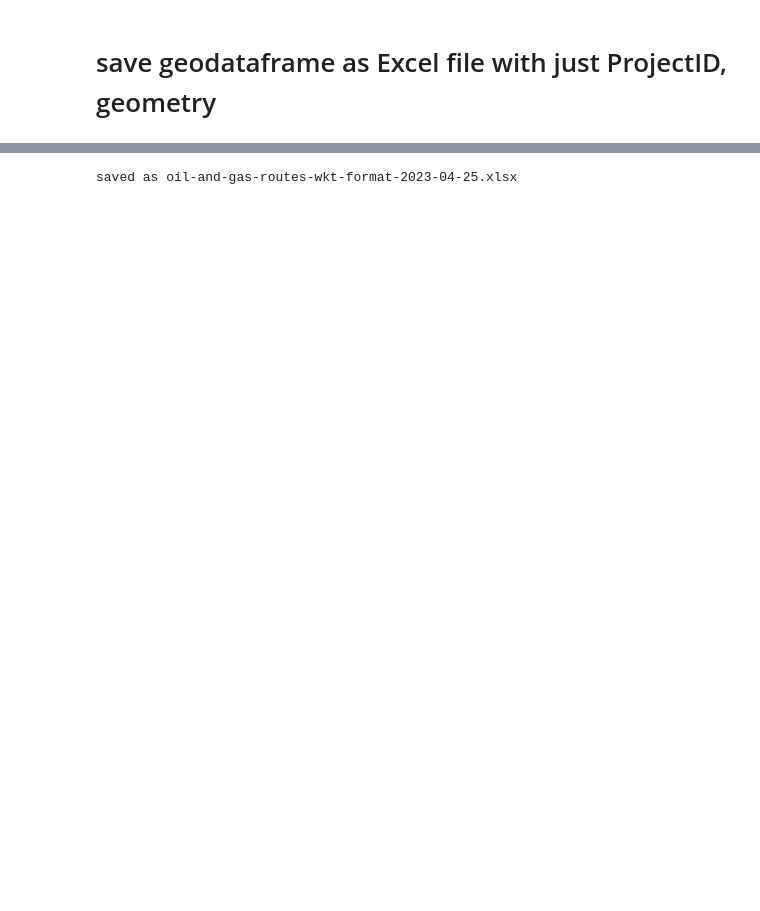
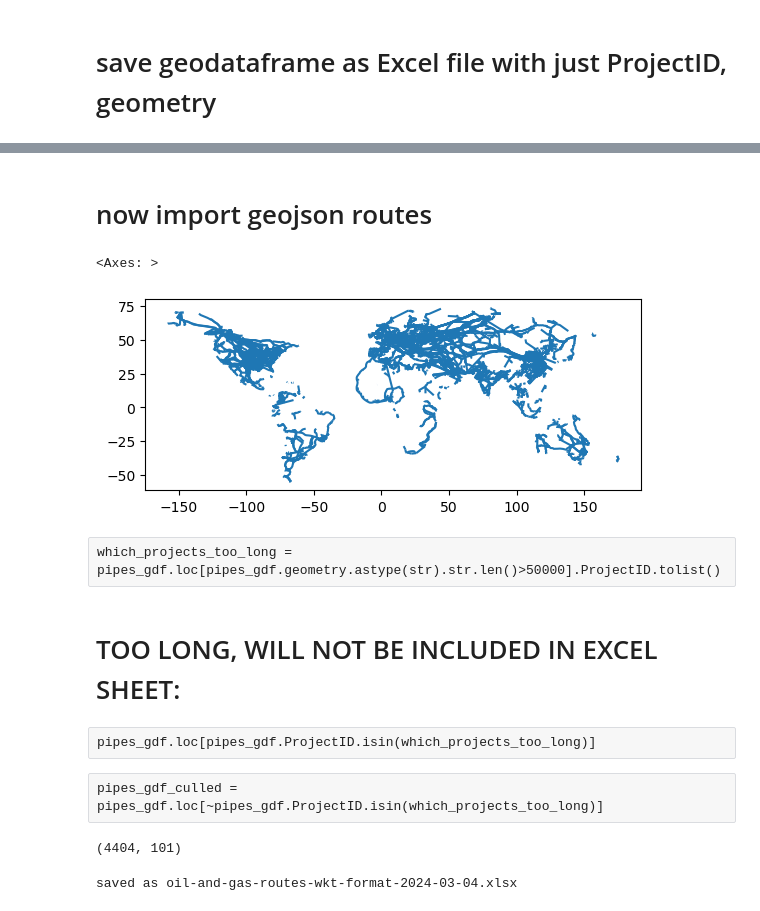
Before and after one commit to GlobalEnergyMonitor/GOIT-GGIT-qc, a Jupyter notebook: notebooks/create-wkt-routes-Excel-file-INTERNAL.ipynb, the cells around one changed output, grey strips where cells are left out. Cells and saved outputs as stored; diff of their text form; code cells hidden in the pictures; blank space fills up the shorter version.

```diff
--- a/notebooks/create-wkt-routes-Excel-file-INTERNAL.ipynb
+++ b/notebooks/create-wkt-routes-Excel-file-INTERNAL.ipynb
@@ -168,0 +167,45 @@ pipes_wkt_gdf[['ProjectID','geometry']]
+# %% [markdown]
+# now import geojson routes
+# %%
+geojson_route_files = list(
+    pathlib.Path(
+        '/Users/baird/Google Drive/Shared drives/GEM Shared Drive/Programs/Oil & Gas Program/Global Oil and Gas Infrastructure Trackers (GOIT, GGIT)/Data - geojson files/'
+    ).rglob('*.geojson')
+)
+# %%
+# note as of Feb 2024 geopandas doesn't allow you to read in point values,
+# every geometry type must be linestring or multilinestring. Some of the routes Clay is
+# making have valves in the pipelines on OSM, which are points, so there needs to be a
+# workaround that lets geopandas open the files and read them properly
+# https://github.com/geopandas/geopandas/issues/2962
+for file in geojson_route_files:
+    project_id = str(file).split('/')[-1][:-8]
+    #print(project_id)
+    if project_id in ['P0024','P0057']:
+        continue
+        #file_df = geopandas.read_file(file, ignore_geometry=True)
+        #pipeline_location = file_df.loc[file_df.man_made=='pipeline'].index[0]
+        #file_gdf = geopandas.read_file(file, rows=slice(pipeline_location,pipeline_location+1))
+    else:
+        file_gdf = geopandas.read_file(file)
+    file_geometry_dissolved = file_gdf.dissolve().geometry
+
+    pipes_gdf.loc[pipes_gdf.ProjectID==project_id,'geometry'] = file_geometry_dissolved[0]
+
+    #print(file_geometry_dissolved)
+    #print(project_id)
+    #print()
+#geopandas.read_file(geojson_route_files[0]).dissolve().geometry
+# %%
+pipes_gdf.geometry.plot()
+# %% [output]
+<Axes: >
+[figure, added]
+# %% [raw]
+which_projects_too_long = pipes_gdf.loc[pipes_gdf.geometry.astype(str).str.len()>50000].ProjectID.tolist()
+# %% [markdown]
+# TOO LONG, WILL NOT BE INCLUDED IN EXCEL SHEET:
+# %% [raw]
+pipes_gdf.loc[pipes_gdf.ProjectID.isin(which_projects_too_long)]
+# %% [raw]
+pipes_gdf_culled = pipes_gdf.loc[~pipes_gdf.ProjectID.isin(which_projects_too_long)]
@@ -169,7 +215,11 @@ pipes_wkt_gdf[['ProjectID','geometry']]
+# %%
+pipes_gdf_culled.shape
+# %% [output]
+(4404, 101)
 # %%
 now_string = datetime.datetime.now().strftime('%Y-%m-%d')
 filename = fuel_type+'-routes-wkt-format-'+now_string+'.xlsx'
-pipes_wkt_gdf[['ProjectID','geometry']].to_excel(filename, index=False)
+pipes_gdf_culled[['ProjectID','geometry']].to_excel(filename, index=False)
 print('saved as', filename)
 # %% [output]
-saved as oil-and-gas-routes-wkt-format-2023-04-25.xlsx
+saved as oil-and-gas-routes-wkt-format-2024-03-04.xlsx
```
Also changed, not shown: parts of 9 cells of this notebook, 36 other files.
